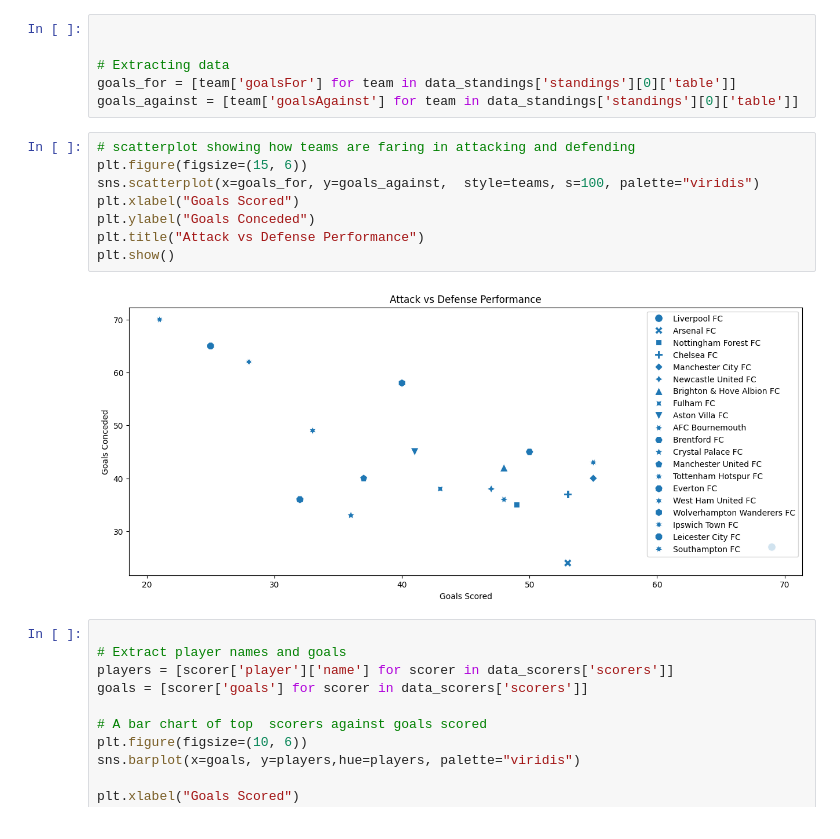
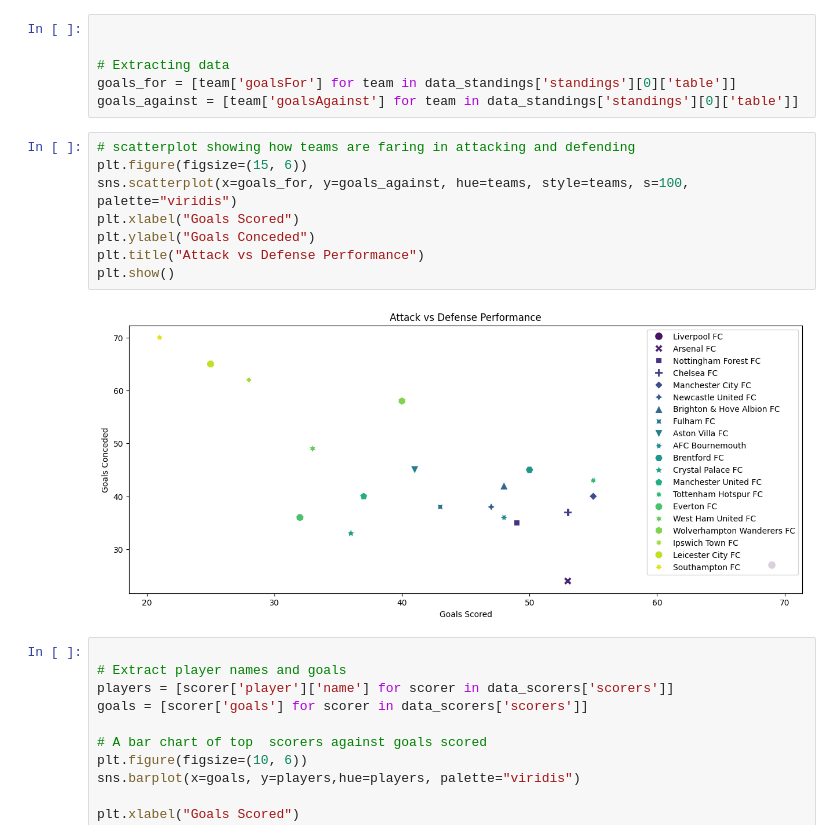
Before and after one commit to NGIYEG/Scientific-Computing, a Jupyter notebook: python_api_intro/python_api.ipynb, the cells around one changed output. Cells and saved outputs as stored; diff of their text form.

```diff
--- a/python_api_intro/python_api.ipynb
+++ b/python_api_intro/python_api.ipynb
@@ -80,13 +80,13 @@ goals_against = [team['goalsAgainst'] for team in data_standings['standings'][0]
 # %%
 # scatterplot showing how teams are faring in attacking and defending
 plt.figure(figsize=(15, 6))
-sns.scatterplot(x=goals_for, y=goals_against,  style=teams, s=100, palette="viridis")
+sns.scatterplot(x=goals_for, y=goals_against, hue=teams, style=teams, s=100, palette="viridis")
 plt.xlabel("Goals Scored")
 plt.ylabel("Goals Conceded")
 plt.title("Attack vs Defense Performance")
 plt.show()
 # %% [output]
-[figure, old version]
+[figure, new version]
 # %%
 
 # Extract player names and goals
```
